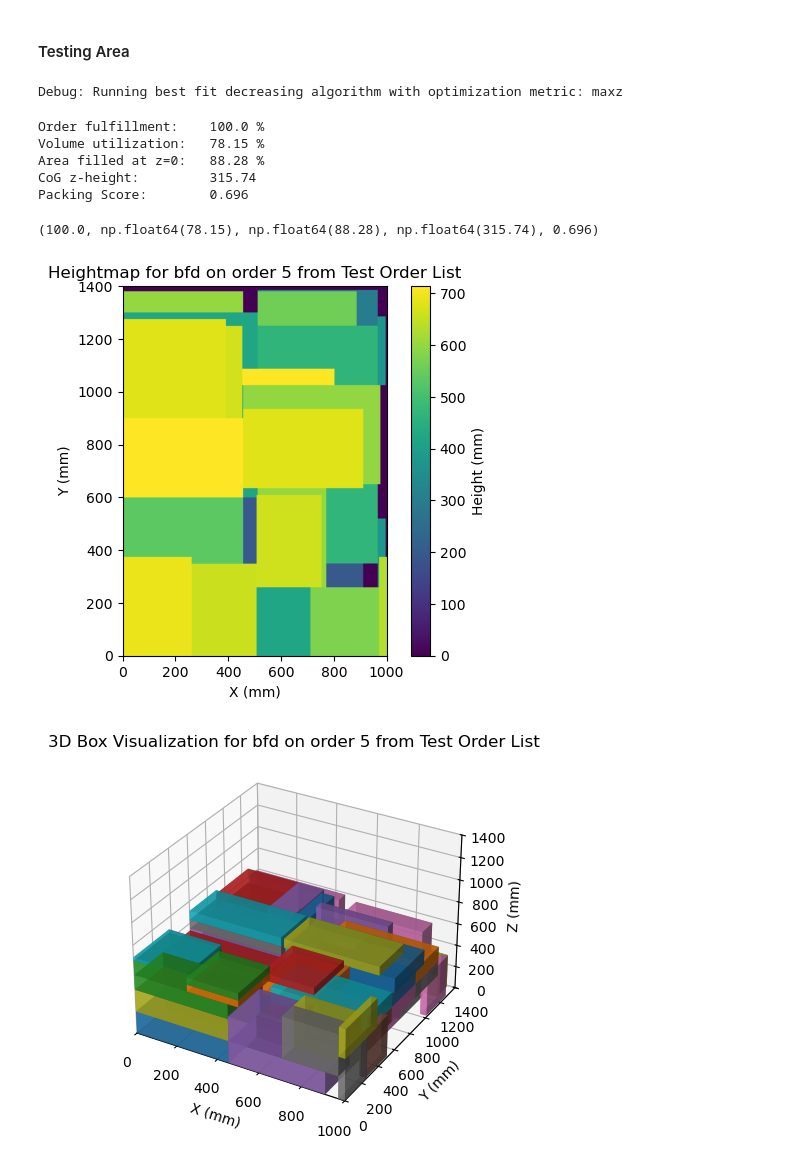
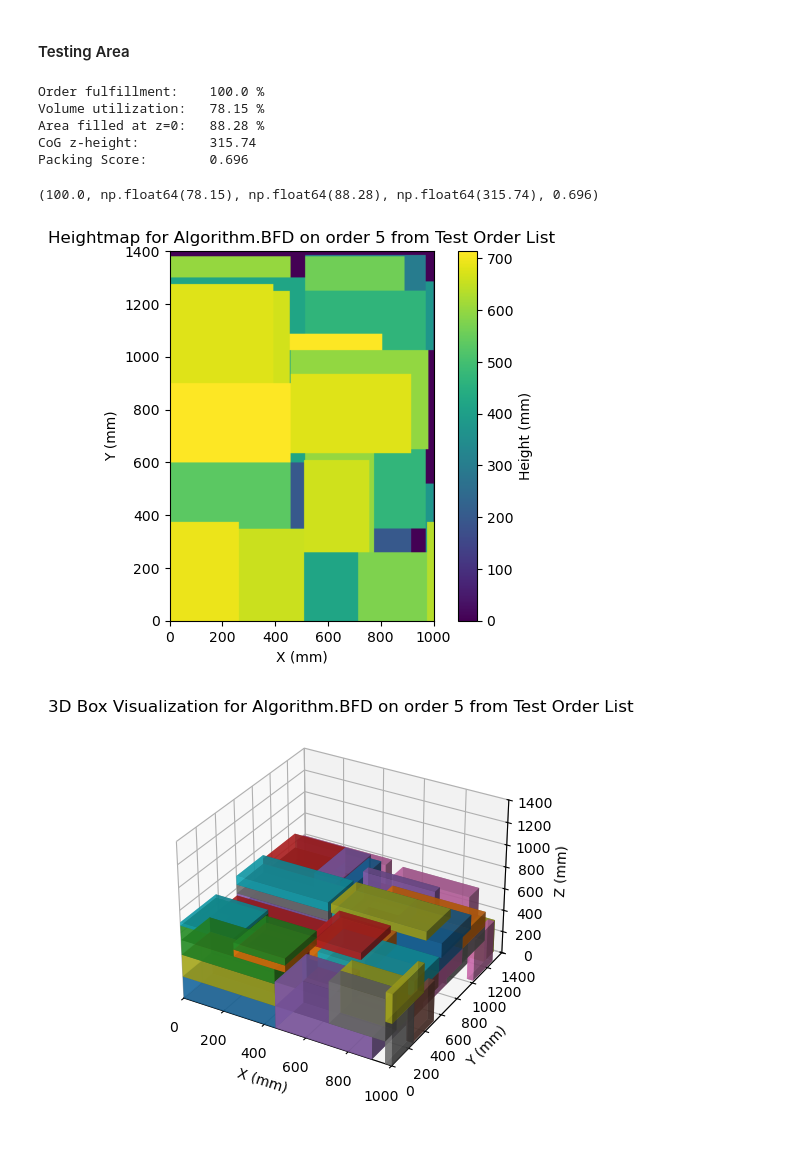
Before and after one commit to xXxCodeSlayerxXx/thesis, a Jupyter notebook: boxoptimizer.ipynb, the cells around one changed output. Drawn from its saved outputs; the diff is of its cells as text; code cells hidden in the pictures.

Commit message:
Added box removal logic, optimize move simulation, use Enums for criteria, metrics, and algorithms

```diff
--- a/boxoptimizer.ipynb
+++ b/boxoptimizer.ipynb
@@ -11,18 +12,38 @@ import matplotlib.pyplot as plt
 # %% [markdown]
 ### Constant, Variable, and DataFrame Instatiation
 # %%
+boxtypes = pd.read_csv("boxtypes.csv")                                          # Load box type dimensions
+orders = pd.read_csv("orders.csv")                                              # Load orders data
+test_orders = pd.read_csv("orders_test.csv")                                    # Load test orders data
+
+class Criterion(Enum):                                                          # Enum for box sorting criterion options
+    LENGTH = "x"
+    WIDTH = "y"
+    HEIGHT = "z"
+    AREA = "a"
+    VOLUME = "v"
+
+class Metric(Enum):                                                             # Enum for optimization metric options
+    PACKING_SCORE = "ps"
+    VOLUME_UTILIZATION = "vu"
+    COG_Z = "cogz"
+    MAX_Z = "maxz"
+    ALL = "all"
+
+class Algorithm(Enum):                                                            # Enum for box placement algorithm options
+    RANDOM = "random"
+    FFD = "ffd"
+    BFD = "bfd"
+
 PALLET_DIMS = (1000, 1400, 1400)                                                # Length, width, height (X, Y, Z, respectively) in mm
 DEFAULT_MAX_ATTEMPTS = 2000                                                     # Default cutoff for random attempts to place boxes
-DEFAULT_CRITERION = "v"               # "x", "y", "z", "a", "v"                 # Default criterion for box sorting. OPTIONS: x - length, y - width, z - height, a - area (x*y), v - volume (x*y*z)
-DEFAULT_OPTIMIZATION_METRIC = "ps"    # "ps", "vu", "cogz", "maxz"              # Default score to optimize best fit algorithms for. OPTIONS: ps - packing score, vu - volume utilization, cogz - center of gravity height, maxz - max height
+DEFAULT_CRITERION = Criterion.VOLUME                                            # Default criterion for box sorting
+DEFAULT_OPTIMIZATION_METRIC = Metric.MAX_Z                                      # Default score to optimize best fit algorithms for
+DEFAULT_ALGORITHM = Algorithm.BFD                                               # Default box placement algorithm
 ML_OBSERVATION_SCALE_FACTOR = 10                                                # Scale factor to scale down height map observations for ML model input
 SUPPORTED_AREA_PERCENTAGE = 70                                                  # Percentage of pallet area that must be supported under a box for it to be placed
 HOR_ROTATION_ALLOWED_DEFAULT = True                                             # Default value of whether boxes may be rotated horizontally
 VER_ROTATION_ALLOWED_DEFAULT = True                                             # Default value of whether boxes may be rotated vertically
-
-boxtypes = pd.read_csv("boxtypes.csv")                                          # Load box type dimensions
-orders = pd.read_csv("orders.csv")                                              # Load orders data
-test_orders = pd.read_csv("orders_test.csv")                                    # Load test orders data
 # %% [markdown]
 #### Environment Definition
 # %%
@@ -566,19 +627,18 @@ def plot_random_performance(trials, max_max_attempts, step):
 # %%
 current_order_df = test_orders
 current_orderID = 5
-current_algo = "bfd"
-current_criterion = "v"
-current_metric = "maxz"
+current_algo = Algorithm.BFD
+current_criterion = Criterion.VOLUME
+current_metric = Metric.MAX_Z
 
 testpallet = process_order(current_orderID, algo=current_algo, criterion=current_criterion, order_df=current_order_df, metric=current_metric)
 get_pallet_results(testpallet, current_algo, current_orderID, current_order_df, print_mode=True)
 # %% [output]
-Debug: Running best fit decreasing algorithm with optimization metric: maxz
+Order fulfillment:    100.0 %
+Volume utilization:   78.15 %
+Area filled at z=0:   88.28 %
+CoG z-height:         315.74
+Packing Score:        0.696
-Order fulfillment:    100.0 %
-Volume utilization:   78.15 %
-Area filled at z=0:   88.28 %
-CoG z-height:         315.74
-Packing Score:        0.696
+(100.0, np.float64(78.15), np.float64(88.28), np.float64(315.74), 0.696)
-(100.0, np.float64(78.15), np.float64(88.28), np.float64(315.74), 0.696)
-[figure, old version]
+[figure, new version]
-[figure, old version]
+[figure, new version]
```
Also changed, not shown: parts of 4 cells of this notebook.
